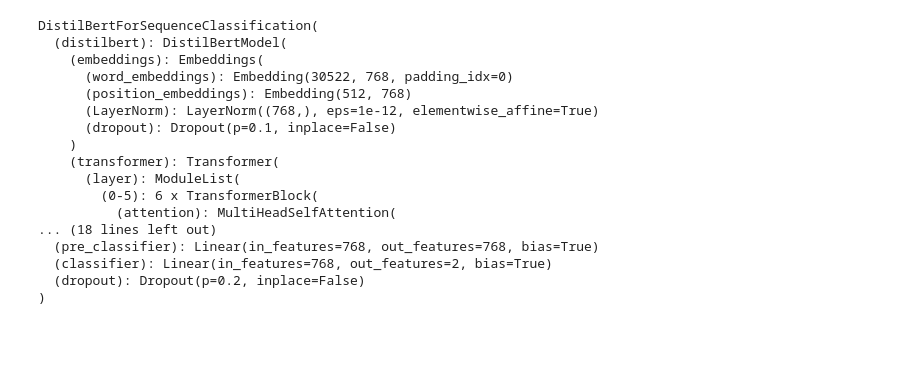
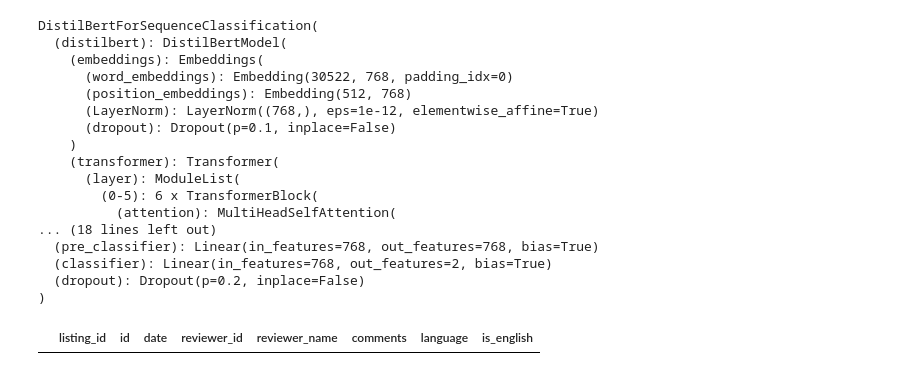
Before and after one commit to julianstar88/Data_Analytics, a Jupyter notebook: Jupyter notebooks/Application_to_Airbnb.ipynb, the cells around one changed output. Drawn from its saved outputs; the diff is of its cells as text; code cells hidden in the pictures; blank space fills up the shorter version.

```diff
--- a/Jupyter notebooks/Application_to_Airbnb.ipynb
+++ b/Jupyter notebooks/Application_to_Airbnb.ipynb
@@ -56,3 +119,7 @@ def add_sentiment_features(row):
+# %%
+reviews[reviews['language'] != 'en']
+# %% [output]
+|  | listing_id | id | date | reviewer_id | reviewer_name | comments | language | is_english |
 # %%
 count = 0
 
```
Also changed, not shown: parts of 19 cells of this notebook, 2 other files.
